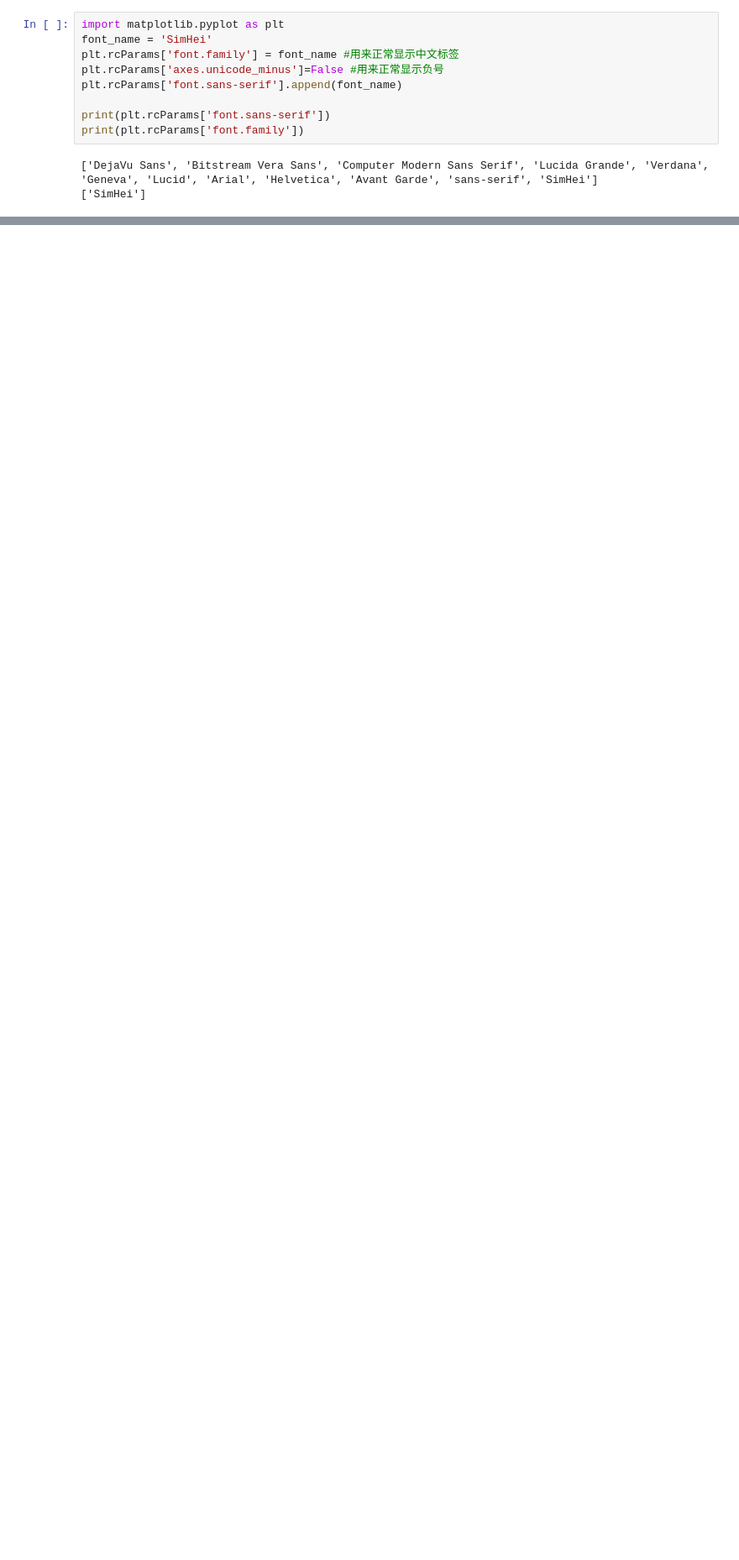
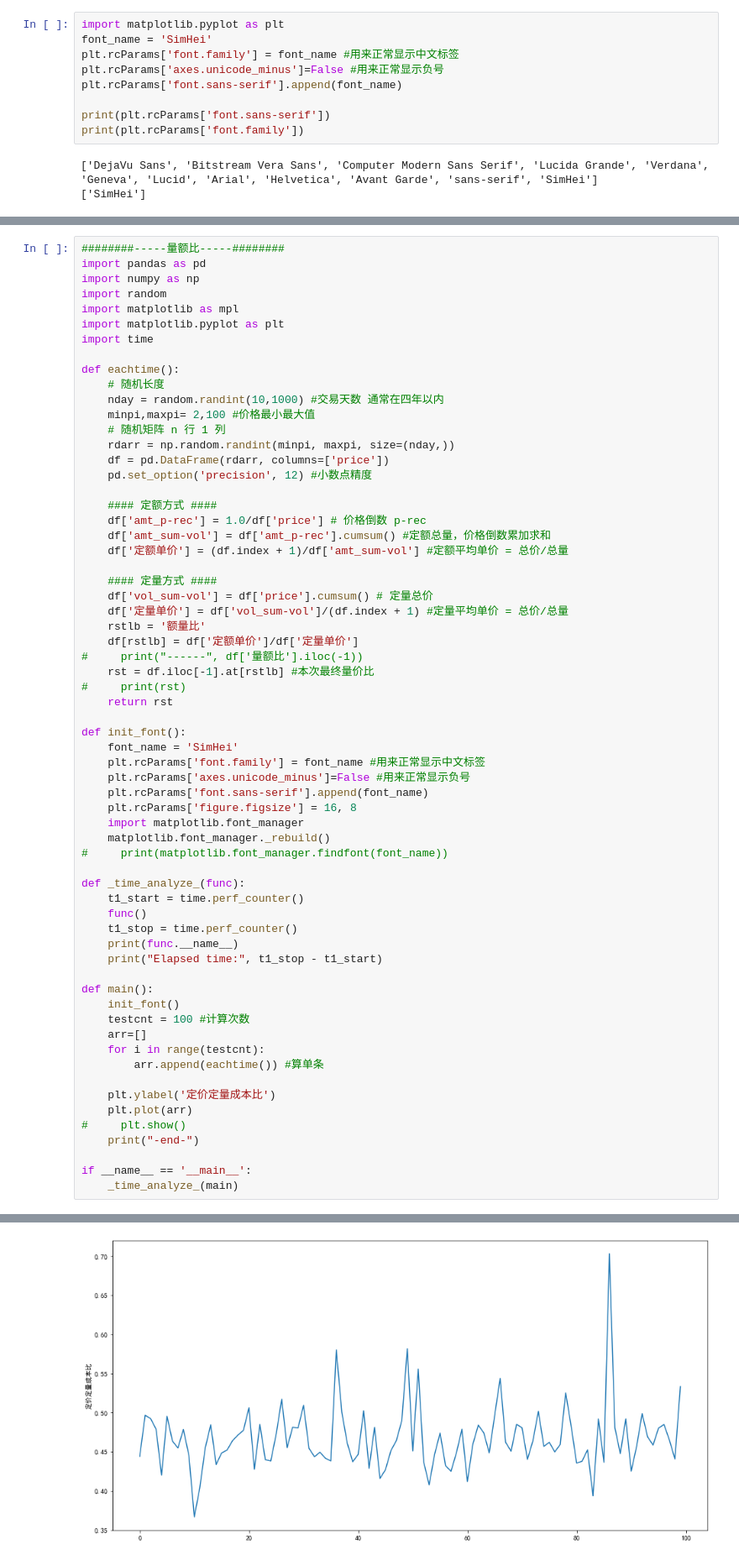
Before and after one commit to hexj/starsea, a Jupyter notebook: env-ide/data/monte-carlo.ipynb, the cells around one changed output, grey strips where cells are left out. Shown at 84% size. Cells and saved outputs as stored; diff of their text form; blank space fills up the shorter version.

```diff
--- a/env-ide/data/monte-carlo.ipynb
+++ b/env-ide/data/monte-carlo.ipynb
@@ -120,3 +95,68 @@ Text(0.5, 1.0, 'Whoo Hoo!!!')
 findfont: Font family ['xkcd', 'xkcd Script', 'Humor Sans', 'Comic Sans MS'] not found. Falling back to DejaVu Sans.
 findfont: Font family ['xkcd', 'xkcd Script', 'Humor Sans', 'Comic Sans MS'] not found. Falling back to DejaVu Sans.
 [figure]
+# %%
+########-----量额比-----########
+import pandas as pd
+import numpy as np
+import random
+import matplotlib as mpl
+import matplotlib.pyplot as plt
+import time
+
+def eachtime():
+    # 随机长度
+    nday = random.randint(10,1000) #交易天数 通常在四年以内
+    minpi,maxpi= 2,100 #价格最小最大值
+    # 随机矩阵 n 行 1 列
+    rdarr = np.random.randint(minpi, maxpi, size=(nday,))
+    df = pd.DataFrame(rdarr, columns=['price'])
+    pd.set_option('precision', 12) #小数点精度
+
+    #### 定额方式 ####
+    df['amt_p-rec'] = 1.0/df['price'] # 价格倒数 p-rec
+    df['amt_sum-vol'] = df['amt_p-rec'].cumsum() #定额总量，价格倒数累加求和
+    df['定额单价'] = (df.index + 1)/df['amt_sum-vol'] #定额平均单价 = 总价/总量
+
+    #### 定量方式 ####
+    df['vol_sum-vol'] = df['price'].cumsum() # 定量总价
+    df['定量单价'] = df['vol_sum-vol']/(df.index + 1) #定量平均单价 = 总价/总量
+    rstlb = '额量比'
+    df[rstlb] = df['定额单价']/df['定量单价']
+#     print("------", df['量额比'].iloc(-1))
+    rst = df.iloc[-1].at[rstlb] #本次最终量价比
+#     print(rst)
+    return rst
+
+def init_font():
+    font_name = 'SimHei'
+    plt.rcParams['font.family'] = font_name #用来正常显示中文标签
+    plt.rcParams['axes.unicode_minus']=False #用来正常显示负号
+    plt.rcParams['font.sans-serif'].append(font_name)
+    plt.rcParams['figure.figsize'] = 16, 8
+    import matplotlib.font_manager
+    matplotlib.font_manager._rebuild()
+#     print(matplotlib.font_manager.findfont(font_name))
+
+def _time_analyze_(func):
+    t1_start = time.perf_counter()
+    func()
+    t1_stop = time.perf_counter()
+    print(func.__name__)
+    print("Elapsed time:", t1_stop - t1_start)
+
+def main():
+    init_font()
+    testcnt = 100 #计算次数
+    arr=[]
+    for i in range(testcnt):
+        arr.append(eachtime()) #算单条
+
+    plt.ylabel('定价定量成本比')
+    plt.plot(arr)
+#     plt.show()
+    print("-end-")
+
+if __name__ == '__main__':
+    _time_analyze_(main)
+# %% [output]
@@ -122,0 +166 @@ findfont: Font family ['xkcd', 'xkcd Script', 'Humor Sans', 'Comic Sans MS'] not
+[figure, added]
```
Also changed, not shown: parts of 2 cells of this notebook.
